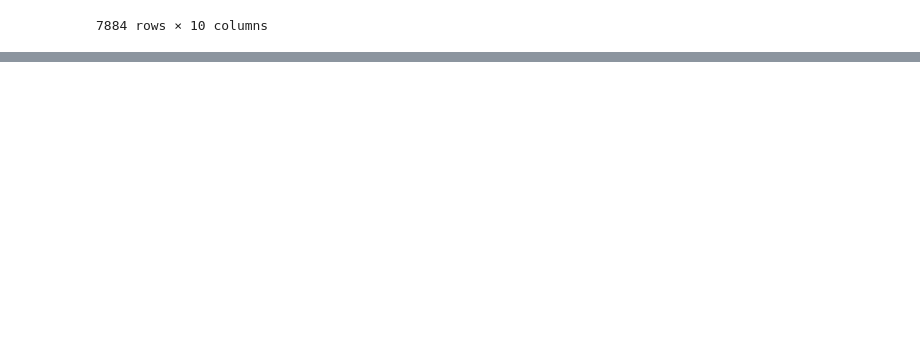
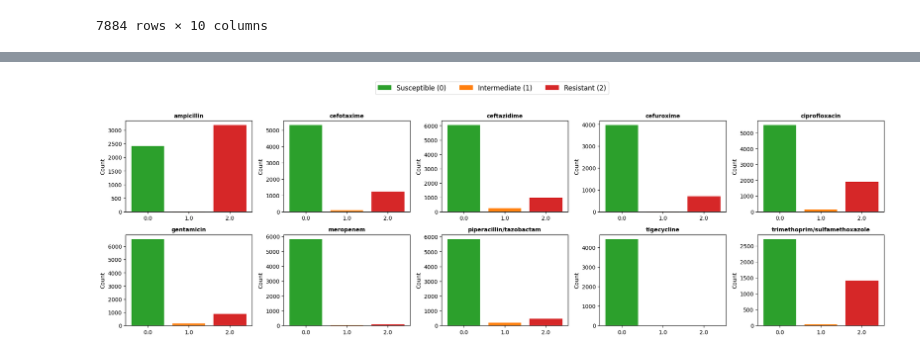
Before and after one commit to Mr-Nnobody/mlAMR-APath, a Jupyter notebook: notebooks/data_preprocessing.ipynb, the cells around one changed output, grey strips where cells are left out. Drawn from its saved outputs; the diff is of its cells as text; code cells hidden in the pictures; blank space fills up the shorter version.

```diff
--- a/notebooks/data_preprocessing.ipynb
+++ b/notebooks/data_preprocessing.ipynb
@@ -225,3 +228,15 @@ amr_matrix
 | Escherichia coli strain WU45 | 2.0 | NaN | 1.0 | NaN | 2.0 | 0.0 | 0.0 | ... |
 | Escherichia coli strain ZTA15/011... | 2.0 | 2.0 | 2.0 | NaN | 2.0 | 2.0 | 0.0 | ... |
 7884 rows × 10 columns
+# %%
+# Get genome ID of the 7884 genomes in amr_matrix as a list
+genome_id_map = combined_df.drop_duplicates(subset=['Genome Name']).set_index('Genome Name')['Genome ID']
+target_genome_ids = amr_matrix.index.map(genome_id_map).tolist()
+
+print(f"Number of Genome IDs retrieved: {len(target_genome_ids)}")
+target_genome_ids
+
+# save list to file
+with open("../data/genome_ids.txt", "w") as f:
+    for genome_id in target_genome_ids:
+        f.write(f"{genome_id}\n")
@@ -227,0 +245,7 @@ amr_matrix
+# %%
+# add genome ID to amr_matrix
+amr_matrix.insert(0, 'Genome ID', target_genome_ids )
+
+# reset index to have genome name as a column
+amr_matrix.reset_index(inplace=True)
+amr_matrix
@@ -227,0 +320,46 @@ amr_matrix
+# %%
+# plot distribution of classes for all antibiotics
+import math
+
+antibiotics = amr_matrix.drop(columns=['Genome Name', 'Genome ID'])
+num_antibiotics = len(antibiotics.columns)
+
+# Determine grid size (e.g., 5 columns, and as many rows as needed)
+cols = 5
+rows = math.ceil(num_antibiotics / cols)
+
+# Create a large figure with subplots
+fig, axes = plt.subplots(rows, cols, figsize=(20, 3 * rows))
+axes = axes.flatten() # Flatten the 2D array of axes for easy iteration
+
+# Define colors for the classes: Susceptible (0), Intermediate (1), Resistant (2)
+colors = {0.0: '#2ca02c', 1.0: '#ff7f0e', 2.0: '#d62728'}
+
+for i, col in enumerate(antibiotics.columns):
+    # Get value counts and sort the index so 0, 1, 2 are in order
+    counts = antibiotics[col].value_counts().sort_index()
+
+    # Map the index to the corresponding colors
+    bar_colors = [colors.get(x, 'gray') for x in counts.index]
+
+    axes[i].bar(counts.index.astype(str), counts.values, color=bar_colors)
+    axes[i].set_title(col, fontsize=10, fontweight='bold')
+    axes[i].set_ylabel('Count')
+
+# Hide any extra empty subplots if the grid is larger than the number of antibiotics
+for j in range(i + 1, len(axes)):
+    fig.delaxes(axes[j])
+
+# Create a custom legend for the whole figure
+from matplotlib.patches import Patch
+legend_elements = [
+    Patch(facecolor='#2ca02c', label='Susceptible (0)'),
+    Patch(facecolor='#ff7f0e', label='Intermediate (1)'),
+    Patch(facecolor='#d62728', label='Resistant (2)')
+]
+fig.legend(handles=legend_elements, loc='lower center', bbox_to_anchor=(0.5, 1.02), ncol=3, fontsize=12)
+
+plt.tight_layout(rect=[0, 0, 1, 0.98])
+plt.show()
+# %% [output]
+[figure, added]
```
Also changed, not shown: parts of 14 cells of this notebook.
